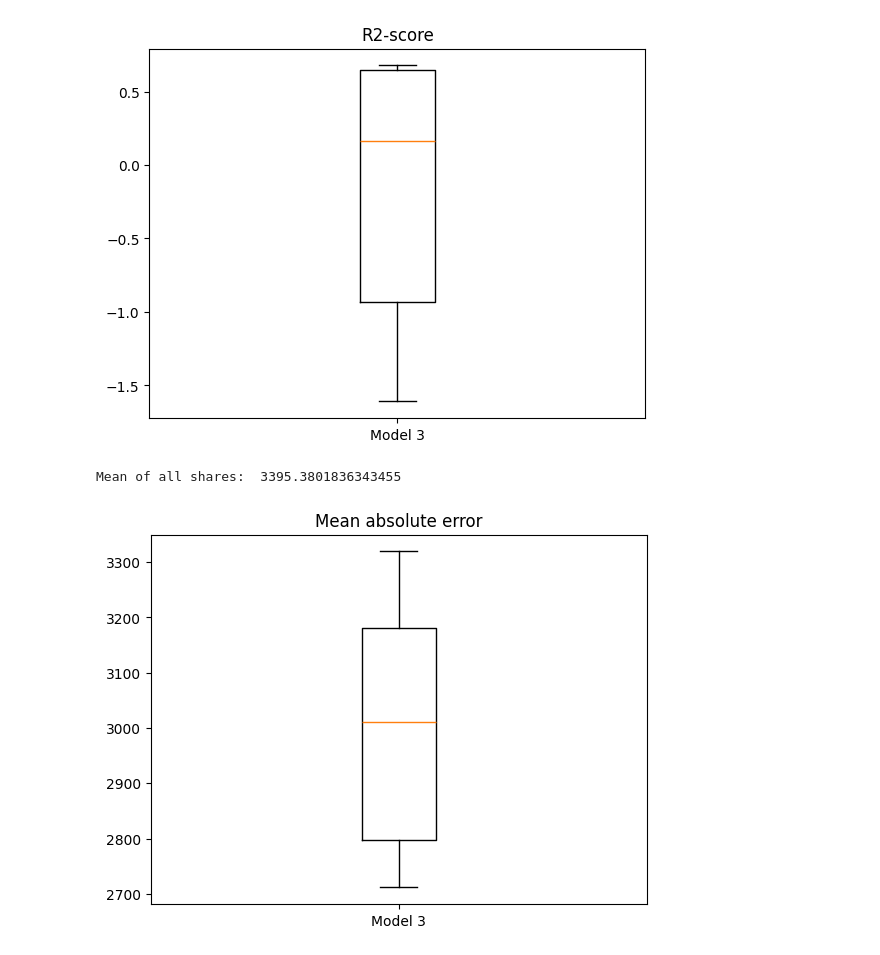
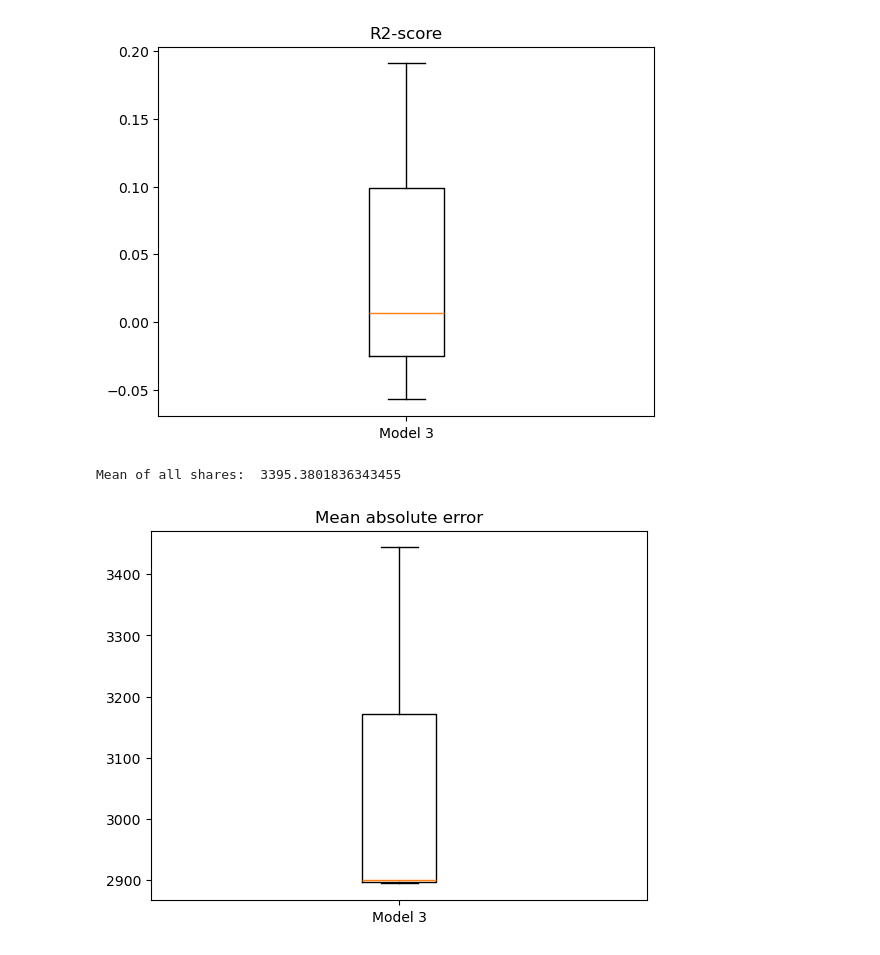
Before and after one commit to is222yw/batch-pit-normalization, a Jupyter notebook: Sprint8/Sprint8_news.ipynb, the cells around one changed output. Saved outputs shown, nothing was run; the diff lists cells and outputs as text; code cells hidden in the pictures.

```diff
--- a/Sprint8/Sprint8_news.ipynb
+++ b/Sprint8/Sprint8_news.ipynb
@@ -7,16 +7,20 @@ from sklearn.model_selection import train_test_split
 import torch
 import torch.nn as nn
 import torch.optim as optim
+import sys
+sys.path.append("..")
 from bpitnorm.modules.BatchPitNormalization import BatchPitNorm1d
 
 device = "cuda" if torch.cuda.is_available() else "cpu"
 
-data = np.genfromtxt("Data/OnlineNewsPopularity.csv", delimiter=",", skip_header=1)[:, 1:]
+data = np.genfromtxt("../Data/OnlineNewsPopularity.csv", delimiter=",", skip_header=1)[:, 1:]
 data = data[~(np.isnan(data)).any(axis=1)]
 data = data[~(np.isinf(data)).any(axis=1)]
+print("Number of features: ", data.shape[1])
+print("Number of datapoints: ", data.shape[0])
 
-def data_split(data, seed):
-  X_train_raw, X_test_raw, y_train_raw, y_test_raw = train_test_split(data[:, :-1], data[:, -1], test_size=0.2, random_state=seed)
+def data_split(data):
+  X_train_raw, X_test_raw, y_train_raw, y_test_raw = train_test_split(data[:, :-1], data[:, -1], test_size=0.2)
   y_train_raw = y_train_raw.reshape(-1, 1)
   y_test_raw = y_test_raw.reshape(-1, 1)
 
@@ -45,12 +52,9 @@ def train_model(model, loops):
     model.to(device=device)
     r2score_lst = np.zeros(loops)
     meanAbsoluteError_lst = np.zeros(loops)
-    torch.backends.cudnn.deterministic = True
-    seeds = range(loops)
 
-    for i, seed in zip(range(loops), seeds):
-        X_train, y_train, X_test, y_test, scaler_y = data_split(data, seed)
-        torch.manual_seed(seed)
+    for i in range(loops):
+        X_train, y_train, X_test, y_test, scaler_y = data_split(data)
         loss_fn = nn.MSELoss().to(device=device)
         optimizer = optim.Adam(model.parameters(), lr=0.001)
 
@@ -130,26 +132,24 @@ Mean of all shares:  3395.3801836343455
 # %%
 model3 = nn.Sequential(
-    # BatchPitNorm1d(num_features=8, num_pit_samples=200, take_num_samples_when_full=0, dev=device),
-    nn.Linear(data.shape[1]-1, 100),
-    nn.BatchNorm1d(100),
+    nn.Linear(data.shape[1]-1, 10),
+    BatchPitNorm1d(num_features=10, num_pit_samples=200, take_num_samples_when_full=0, dev=device),
+    nn.Sigmoid(),
+    nn.Linear(10, 50),
     nn.ReLU(),
-    nn.Linear(100, 50),
-    nn.ReLU(),
-    nn.Linear(50, 10),
-    nn.ReLU(),
-    # nn.Dropout(p=0.2),
-    nn.Linear(10, 1))
+    nn.Linear(50, 80),
+    nn.Sigmoid(),
+    nn.Linear(80, 1))
 model3.to(device=device)
 
-r2Score3, MAE3 = train_model(model3, 5)
+r2Score3, MAE3 = train_model(model3, 3)
 plt.boxplot(r2Score3, labels=["Model 3"])
 plt.title("R2-score")
 plt.show()
 print("Mean of all shares: ", np.mean(data[:, -1]))
 plt.boxplot(MAE3, labels=["Model 3"])
 plt.title("Mean absolute error")
 plt.show()
 # %% [output]
-[figure, old version]
+[figure, new version]
 Mean of all shares:  3395.3801836343455
-[figure, old version]
+[figure, new version]
```
Also changed, not shown: parts of 14 cells of this notebook, 3 other files.
